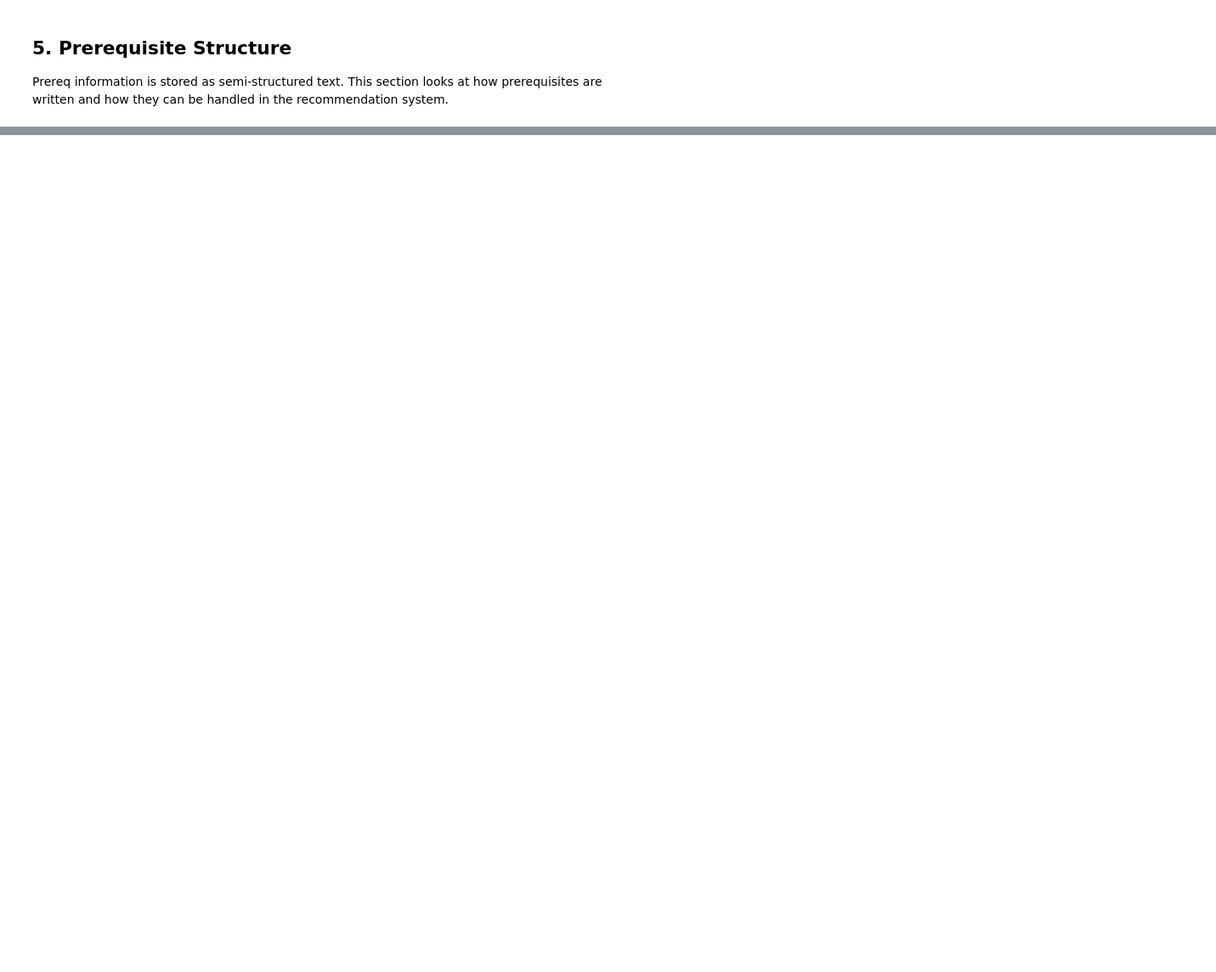
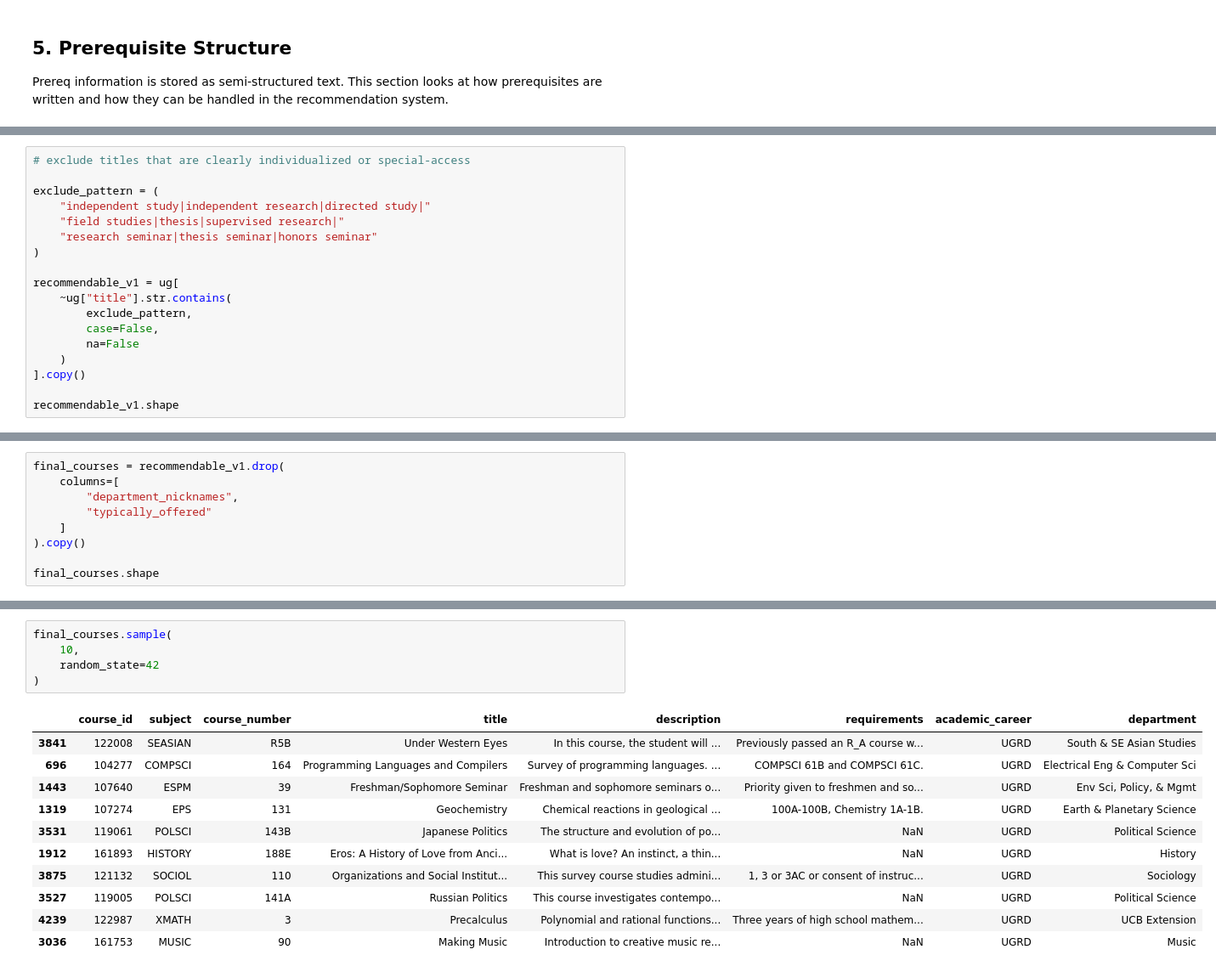
Before and after one commit to keskaory/CalCourse, a Jupyter notebook: notebooks/01_eda.ipynb, the cells around one changed output, grey strips where cells are left out. Shown at 85% size. Saved outputs shown, nothing was run; the diff lists cells and outputs as text; blank space fills up the shorter version.

```diff
--- a/notebooks/01_eda.ipynb
+++ b/notebooks/01_eda.ipynb
@@ -92,0 +346,18 @@ ug.loc[
+# %%
+# exclude titles that are clearly individualized or special-access
+
+exclude_pattern = (
+    "independent study|independent research|directed study|"
+    "field studies|thesis|supervised research|"
+    "research seminar|thesis seminar|honors seminar"
+)
+
+recommendable_v1 = ug[
+    ~ug["title"].str.contains(
+        exclude_pattern,
+        case=False,
+        na=False
+    )
+].copy()
+
+recommendable_v1.shape
@@ -92,0 +449,9 @@ ug.loc[
+# %%
+final_courses = recommendable_v1.drop(
+    columns=[
+        "department_nicknames",
+        "typically_offered"
+    ]
+).copy()
+
+final_courses.shape
@@ -92,0 +472,17 @@ ug.loc[
+# %%
+final_courses.sample(
+    10,
+    random_state=42
+)
+# %% [output]
+|  | course_id | subject | course_number | title | description | requirements | academic_career | department |
+| 3841 | 122008 | SEASIAN | R5B | Under Western Eyes | In this course, the student will ... | Previously passed an R_A course w... | UGRD | South & SE Asian Studies |
+| 696 | 104277 | COMPSCI | 164 | Programming Languages and Compilers | Survey of programming languages. ... | COMPSCI 61B and COMPSCI 61C. | UGRD | Electrical Eng & Computer Sci |
+| 1443 | 107640 | ESPM | 39 | Freshman/Sophomore Seminar | Freshman and sophomore seminars o... | Priority given to freshmen and so... | UGRD | Env Sci, Policy, & Mgmt |
+| 1319 | 107274 | EPS | 131 | Geochemistry | Chemical reactions in geological ... | 100A-100B, Chemistry 1A-1B. | UGRD | Earth & Planetary Science |
+| 3531 | 119061 | POLSCI | 143B | Japanese Politics | The structure and evolution of po... | NaN | UGRD | Political Science |
+| 1912 | 161893 | HISTORY | 188E | Eros: A History of Love from Anci... | What is love? An instinct, a thin... | NaN | UGRD | History |
+| 3875 | 121132 | SOCIOL | 110 | Organizations and Social Institut... | This survey course studies admini... | 1, 3 or 3AC or consent of instruc... | UGRD | Sociology |
+| 3527 | 119005 | POLSCI | 141A | Russian Politics | This course investigates contempo... | NaN | UGRD | Political Science |
+| 4239 | 122987 | XMATH | 3 | Precalculus | Polynomial and rational functions... | Three years of high school mathem... | UGRD | UCB Extension |
+| 3036 | 161753 | MUSIC | 90 | Making Music | Introduction to creative music re... | NaN | UGRD | Music |
```
Also changed, not shown: parts of 35 cells of this notebook, 1 other file.
